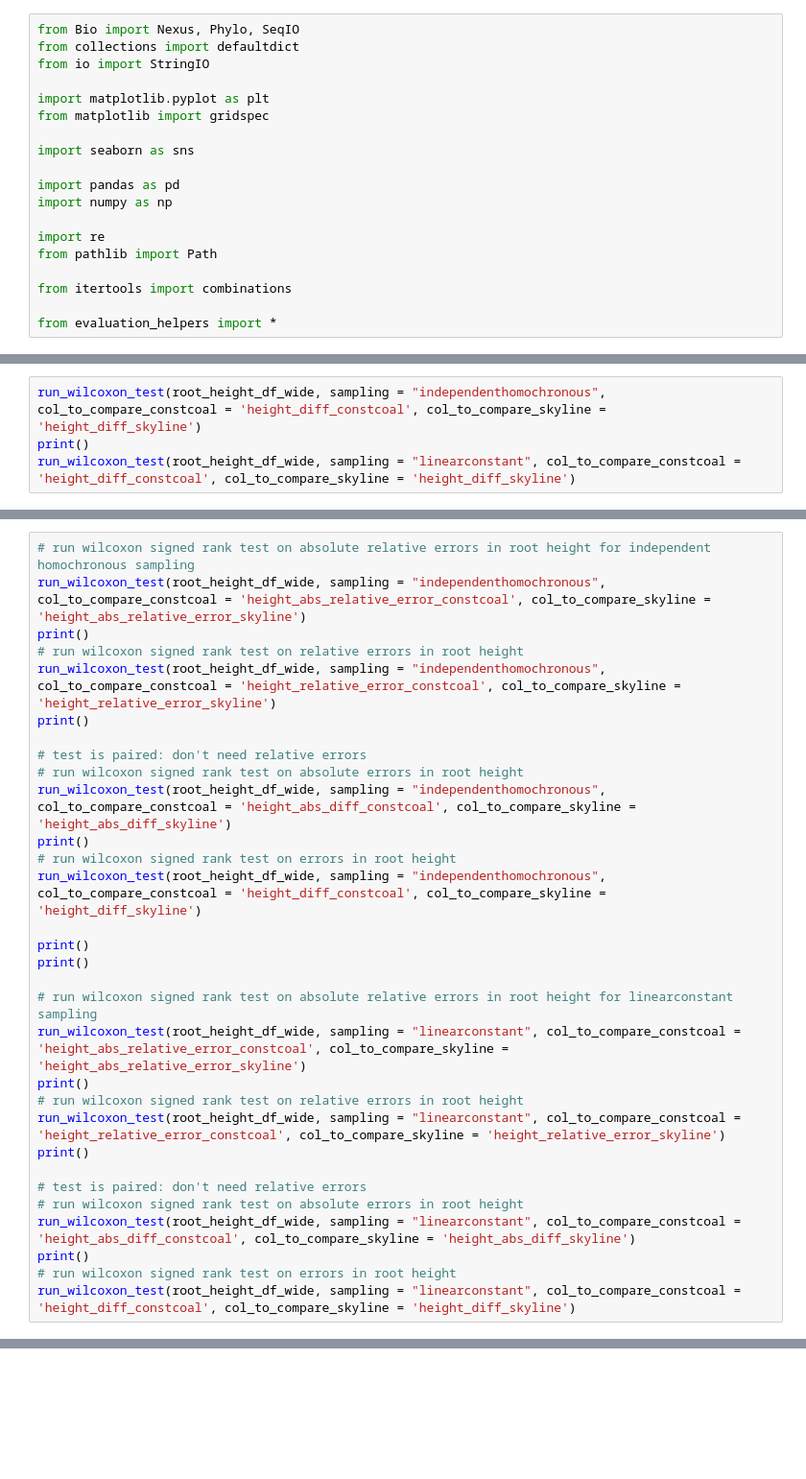
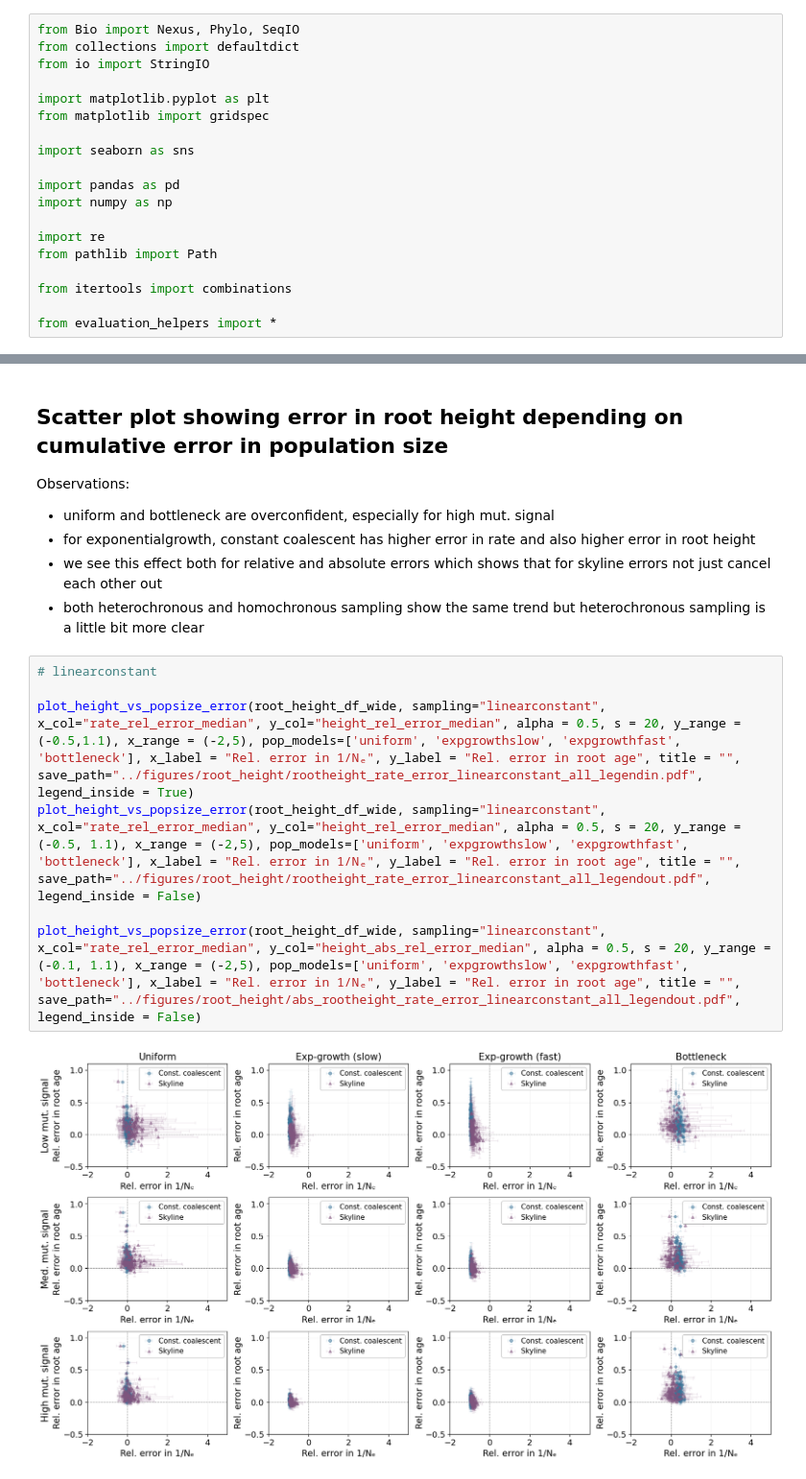
Before and after one commit to marie3003/BESP_paper-analyses, a Jupyter notebook: workflows/evaluate_root_heights.ipynb, the cells around one changed output, grey strips where cells are left out. Shown at 96% size. Saved outputs shown, nothing was run; the diff lists cells and outputs as text; blank space fills up the shorter version.

```diff
--- a/workflows/evaluate_root_heights.ipynb
+++ b/workflows/evaluate_root_heights.ipynb
@@ -219,4 +117,0 @@ Wilcoxon signed rank test based on (relative) differences and absolute (relative
-# %%
-run_wilcoxon_test(root_height_df_wide, sampling = "independenthomochronous", col_to_compare_constcoal = 'height_diff_constcoal', col_to_compare_skyline = 'height_diff_skyline')
-print()
-run_wilcoxon_test(root_height_df_wide, sampling = "linearconstant", col_to_compare_constcoal = 'height_diff_constcoal', col_to_compare_skyline = 'height_diff_skyline')
@@ -241,31 +117,0 @@ Wilcoxon test result of bottleneck population model and with high mutation signa
-# %%
-# run wilcoxon signed rank test on absolute relative errors in root height for independent homochronous sampling
-run_wilcoxon_test(root_height_df_wide, sampling = "independenthomochronous", col_to_compare_constcoal = 'height_abs_relative_error_constcoal', col_to_compare_skyline = 'height_abs_relative_error_skyline')
-print()
-# run wilcoxon signed rank test on relative errors in root height
-run_wilcoxon_test(root_height_df_wide, sampling = "independenthomochronous", col_to_compare_constcoal = 'height_relative_error_constcoal', col_to_compare_skyline = 'height_relative_error_skyline')
-print()
-
-# test is paired: don't need relative errors
-# run wilcoxon signed rank test on absolute errors in root height
-run_wilcoxon_test(root_height_df_wide, sampling = "independenthomochronous", col_to_compare_constcoal = 'height_abs_diff_constcoal', col_to_compare_skyline = 'height_abs_diff_skyline')
-print()
-# run wilcoxon signed rank test on errors in root height
-run_wilcoxon_test(root_height_df_wide, sampling = "independenthomochronous", col_to_compare_constcoal = 'height_diff_constcoal', col_to_compare_skyline = 'height_diff_skyline')
-
-print()
-print()
-
-# run wilcoxon signed rank test on absolute relative errors in root height for linearconstant sampling
-run_wilcoxon_test(root_height_df_wide, sampling = "linearconstant", col_to_compare_constcoal = 'height_abs_relative_error_constcoal', col_to_compare_skyline = 'height_abs_relative_error_skyline')
-print()
-# run wilcoxon signed rank test on relative errors in root height
-run_wilcoxon_test(root_height_df_wide, sampling = "linearconstant", col_to_compare_constcoal = 'height_relative_error_constcoal', col_to_compare_skyline = 'height_relative_error_skyline')
-print()
-
-# test is paired: don't need relative errors
-# run wilcoxon signed rank test on absolute errors in root height
-run_wilcoxon_test(root_height_df_wide, sampling = "linearconstant", col_to_compare_constcoal = 'height_abs_diff_constcoal', col_to_compare_skyline = 'height_abs_diff_skyline')
-print()
-# run wilcoxon signed rank test on errors in root height
-run_wilcoxon_test(root_height_df_wide, sampling = "linearconstant", col_to_compare_constcoal = 'height_diff_constcoal', col_to_compare_skyline = 'height_diff_skyline')
@@ -289,0 +118,17 @@ Wilcoxon test result of bottleneck population model and with high mutation signa
+# %% [markdown]
+## Scatter plot showing error in root height depending on cumulative error in population size
+
+Observations:
+- uniform and bottleneck are overconfident, especially for high mut. signal
+- for exponentialgrowth, constant coalescent has higher error in rate and also higher error in root height
+- we see this effect both for relative and absolute errors which shows that for skyline errors not just cancel each other out
+- both heterochronous and homochronous sampling show the same trend but heterochronous sampling is a little bit more clear
+# %%
+# linearconstant
+
+plot_height_vs_popsize_error(root_height_df_wide, sampling="linearconstant", x_col="rate_rel_error_median", y_col="height_rel_error_median", alpha = 0.5, s = 20, y_range = (-0.5,1.1), x_range = (-2,5), pop_models=['uniform', 'expgrowthslow', 'expgrowthfast', 'bottleneck'], x_label = "Rel. error in 1/Nₑ", y_label = "Rel. error in root age", title = "", save_path="../figures/root_height/rootheight_rate_error_linearconstant_all_legendin.pdf", legend_inside = True)
+plot_height_vs_popsize_error(root_height_df_wide, sampling="linearconstant", x_col="rate_rel_error_median", y_col="height_rel_error_median", alpha = 0.5, s = 20, y_range = (-0.5, 1.1), x_range = (-2,5), pop_models=['uniform', 'expgrowthslow', 'expgrowthfast', 'bottleneck'], x_label = "Rel. error in 1/Nₑ", y_label = "Rel. error in root age", title = "", save_path="../figures/root_height/rootheight_rate_error_linearconstant_all_legendout.pdf", legend_inside = False)
+
+plot_height_vs_popsize_error(root_height_df_wide, sampling="linearconstant", x_col="rate_rel_error_median", y_col="height_abs_rel_error_median", alpha = 0.5, s = 20, y_range = (-0.1, 1.1), x_range = (-2,5), pop_models=['uniform', 'expgrowthslow', 'expgrowthfast', 'bottleneck'], x_label = "Rel. error in 1/Nₑ", y_label = "Rel. error in root age", title = "", save_path="../figures/root_height/abs_rootheight_rate_error_linearconstant_all_legendout.pdf", legend_inside = False)
+# %% [output]
+[figure, added]
```
Also changed, not shown: parts of 28 cells of this notebook, 1 other file.
